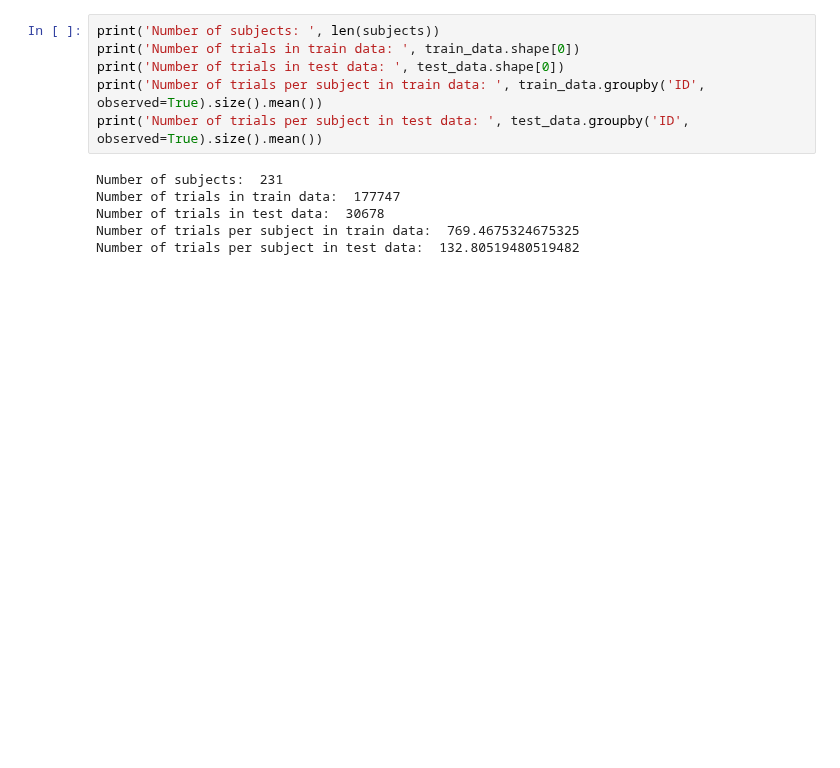
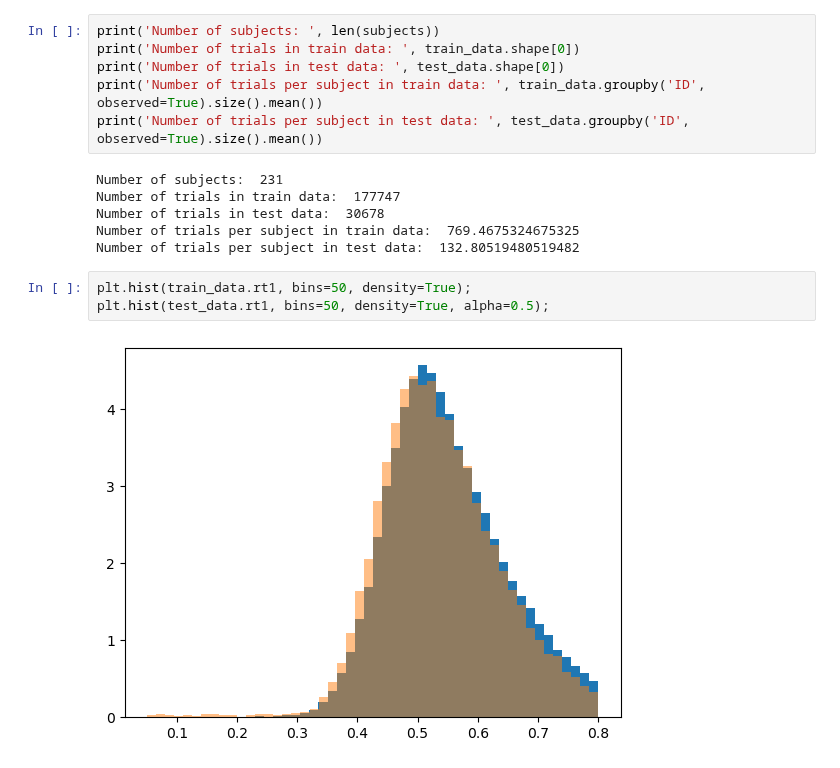
Before and after one commit to hugofluhr/learning-habits-analysis, a Jupyter notebook: notebooks/RR_data.ipynb, the cells around one changed output. Drawn from its saved outputs; the diff is of its cells as text; blank space fills up the shorter version.

```diff
--- a/notebooks/RR_data.ipynb
+++ b/notebooks/RR_data.ipynb
@@ -59,3 +71,8 @@ Number of trials in train data:  177747
 Number of trials in test data:  30678
 Number of trials per subject in train data:  769.4675324675325
 Number of trials per subject in test data:  132.80519480519482
+# %%
+plt.hist(train_data.rt1, bins=50, density=True);
+plt.hist(test_data.rt1, bins=50, density=True, alpha=0.5);
+# %% [output]
+[figure, added]
```
Also changed, not shown: parts of 6 cells of this notebook.
